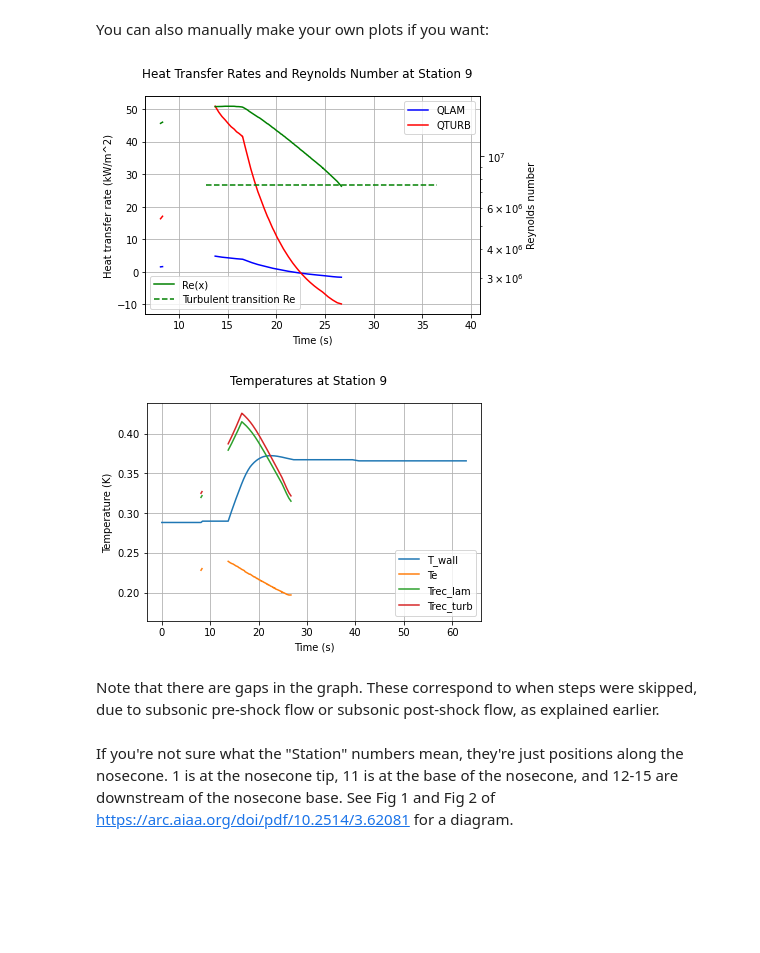
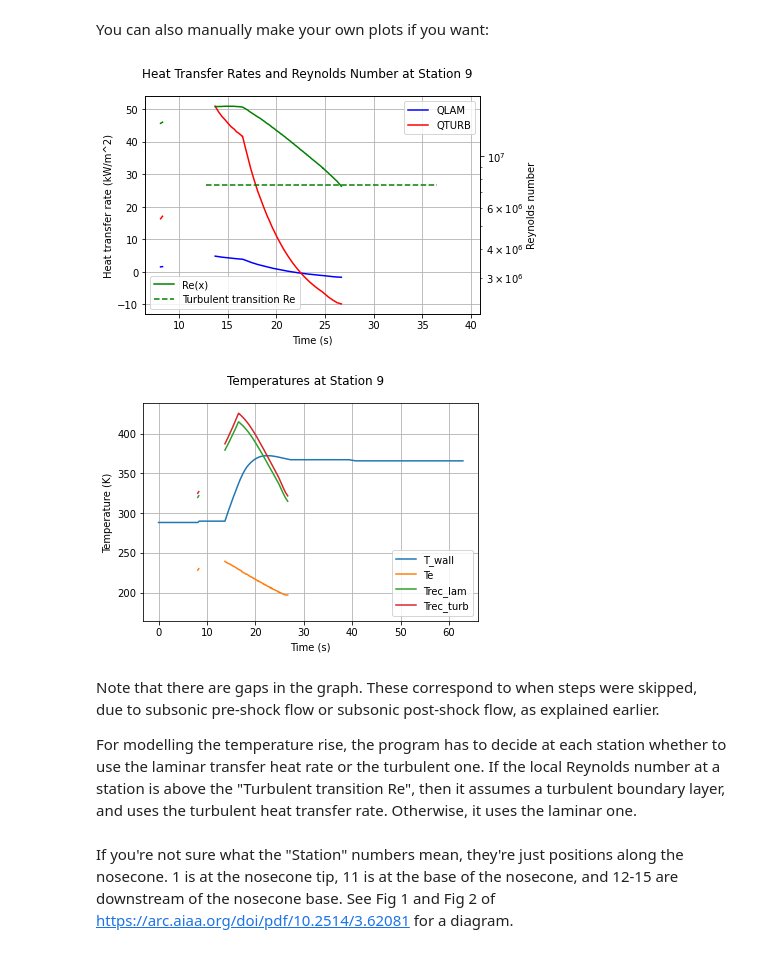
Before and after one commit to cuspaceflight/CamPyRoS, a Jupyter notebook: Aerodynamic Heating Example.ipynb, the cells around one changed output. Cells and saved outputs as stored; diff of their text form; code cells hidden in the pictures; blank space fills up the shorter version.

Commit message:
Fixed bugs in heating.py
And cleaned up the aero heating plots to remove any potentially misleading data.

```diff
--- a/Aerodynamic Heating Example.ipynb
+++ b/Aerodynamic Heating Example.ipynb
@@ -121,39 +123,41 @@ ax1.plot(analysis.trajectory_dict["time"], analysis.q_turb[9, :]/1000, label="QT
 ax1.set_xlabel("Time (s)")
 ax1.set_ylabel("Heat transfer rate (kW/m^2)")
 ax1.grid()
 ax1.legend()
 
 #Plot local Reynolds number using a different y-scale
 ax2 = ax1.twinx()       #Second axes that shares the same x-axis as ax1
 ax2.set_yscale("log")   #Make the scale logorithmic
 ax2.plot(analysis.trajectory_dict["time"], analysis.Rex[9, :], label="Re(x)", color="green")
 ax2.plot(analysis.trajectory_dict["time"][120:280], np.full(160, analysis.turbulent_transition_Rex), label="Turbulent transition Re", color="green", linestyle='--')
 ax2.set_ylabel("Reynolds number")
 ax2.legend(loc = 'lower left')
 
 plt.show()
 
 #Plot the temperatures
 fig3, ax3 = plt.subplots()
 fig3.suptitle("Temperatures at Station 9")
 
-ax3.plot(analysis.trajectory_dict["time"], analysis.Tw[:]/1000, label="T_wall")
-ax3.plot(analysis.trajectory_dict["time"], analysis.Te[9, :]/1000, label="Te")
+ax3.plot(analysis.trajectory_dict["time"], analysis.Tw[:], label="T_wall")
+ax3.plot(analysis.trajectory_dict["time"], analysis.Te[9, :], label="Te")
 
 #'Trec' means 'recovery temperature'. This means the same thing as 'adiabatic wall temperature'.
-ax3.plot(analysis.trajectory_dict["time"], analysis.Trec_lam[9, :]/1000, label="Trec_lam")
-ax3.plot(analysis.trajectory_dict["time"], analysis.Trec_turb[9, :]/1000, label="Trec_turb")
+ax3.plot(analysis.trajectory_dict["time"], analysis.Trec_lam[9, :], label="Trec_lam")
+ax3.plot(analysis.trajectory_dict["time"], analysis.Trec_turb[9, :], label="Trec_turb")
 
 ax3.set_xlabel("Time (s)")
 ax3.set_ylabel("Temperature (K)")
 ax3.grid()
 ax3.legend()
 
 plt.show()
 # %% [output]
 [figure]
-[figure, old version]
+[figure, new version]
 # %% [markdown]
 Note that there are gaps in the graph. These correspond to when steps were skipped, due to subsonic pre-shock flow or subsonic post-shock flow, as explained earlier.
+
+For modelling the temperature rise, the program has to decide at each station whether to use the laminar transfer heat rate or the turbulent one. If the local Reynolds number at a station is above the "Turbulent transition Re", then it assumes a turbulent boundary layer, and uses the turbulent heat transfer rate. Otherwise, it uses the laminar one.
 # %% [markdown]
 If you're not sure what the "Station" numbers mean, they're just positions along the nosecone. 1 is at the nosecone tip, 11 is at the base of the nosecone, and 12-15 are downstream of the nosecone base. See Fig 1 and Fig 2 of https://arc.aiaa.org/doi/pdf/10.2514/3.62081 for a diagram.
```
Also changed, not shown: parts of 4 cells of this notebook, 4 other files.
